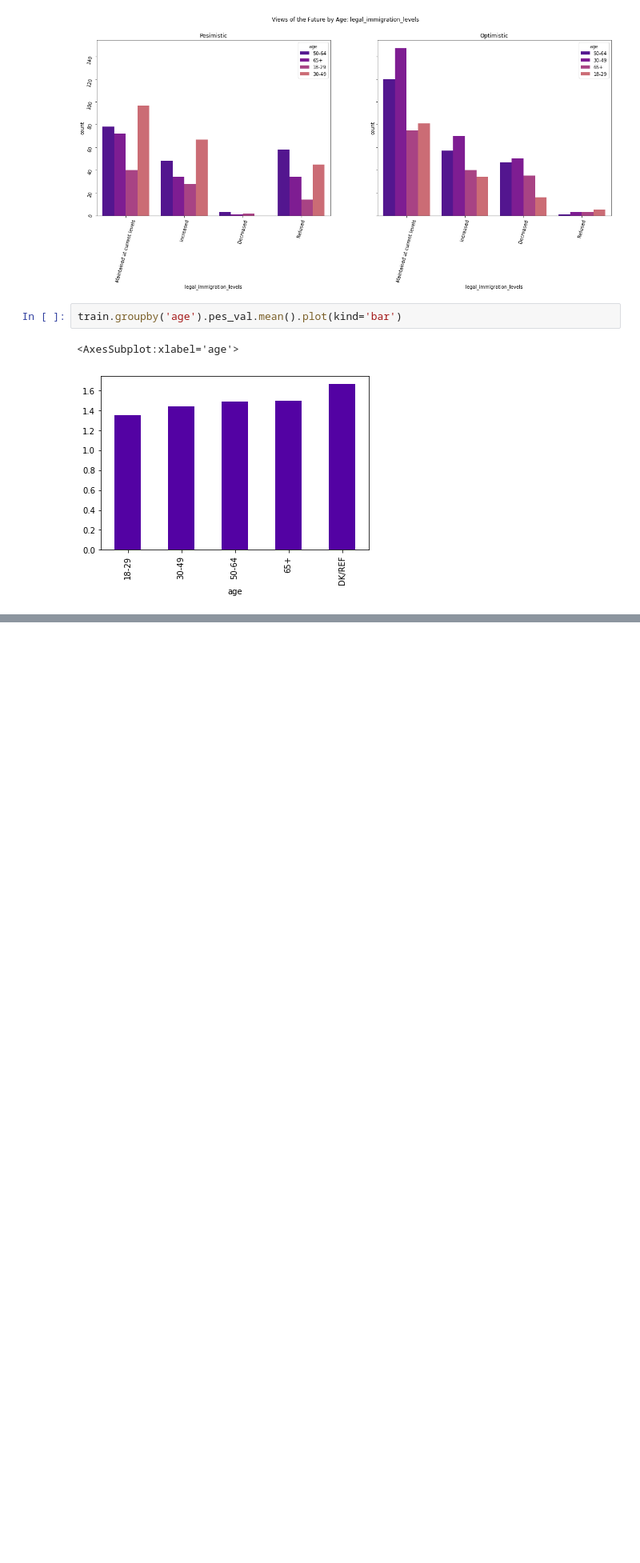
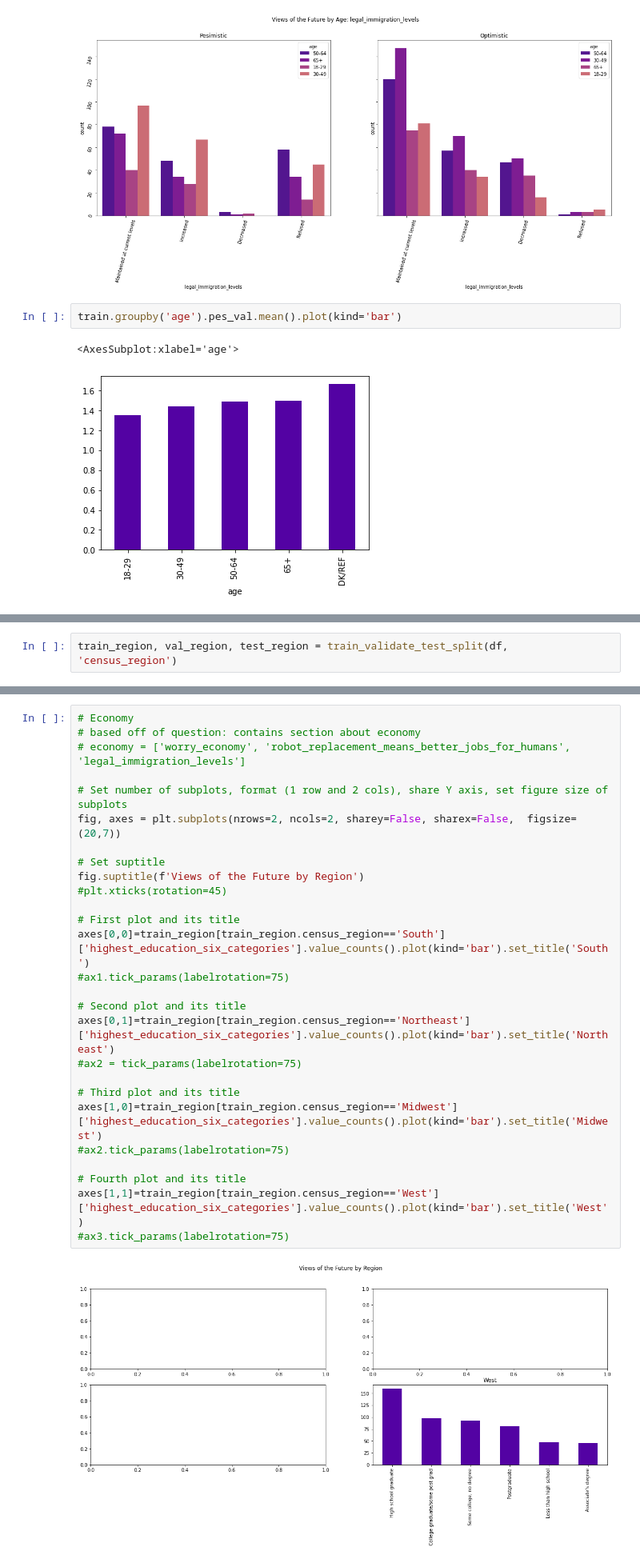
Before and after one commit to american-perspectives-capstone/american-attitudes, a Jupyter notebook: rough_notebooks/jasons_explore.ipynb, the cells around one changed output, grey strips where cells are left out. Shown at 80% size. Cells and saved outputs as stored; diff of their text form; blank space fills up the shorter version.

```diff
--- a/rough_notebooks/jasons_explore.ipynb
+++ b/rough_notebooks/jasons_explore.ipynb
@@ -608,0 +563,2 @@ df.race.value_counts()
+# %%
+train_region, val_region, test_region = train_validate_test_split(df, 'census_region')
@@ -608,0 +707,29 @@ df.race.value_counts()
+# %%
+# Economy
+# based off of question: contains section about economy
+# economy = ['worry_economy', 'robot_replacement_means_better_jobs_for_humans', 'legal_immigration_levels']
+
+# Set number of subplots, format (1 row and 2 cols), share Y axis, set figure size of subplots
+fig, axes = plt.subplots(nrows=2, ncols=2, sharey=False, sharex=False,  figsize=(20,7))
+
+# Set suptitle
+fig.suptitle(f'Views of the Future by Region')
+#plt.xticks(rotation=45)
+
+# First plot and its title
+axes[0,0]=train_region[train_region.census_region=='South']['highest_education_six_categories'].value_counts().plot(kind='bar').set_title('South')
+#ax1.tick_params(labelrotation=75)
+
+# Second plot and its title
+axes[0,1]=train_region[train_region.census_region=='Northeast']['highest_education_six_categories'].value_counts().plot(kind='bar').set_title('Northeast')
+#ax2 = tick_params(labelrotation=75)
+
+# Third plot and its title
+axes[1,0]=train_region[train_region.census_region=='Midwest']['highest_education_six_categories'].value_counts().plot(kind='bar').set_title('Midwest')
+#ax2.tick_params(labelrotation=75)
+
+# Fourth plot and its title
+axes[1,1]=train_region[train_region.census_region=='West']['highest_education_six_categories'].value_counts().plot(kind='bar').set_title('West')
+#ax3.tick_params(labelrotation=75)
+# %% [output]
+[figure, added]
```
Also changed, not shown: parts of 29 cells of this notebook.
